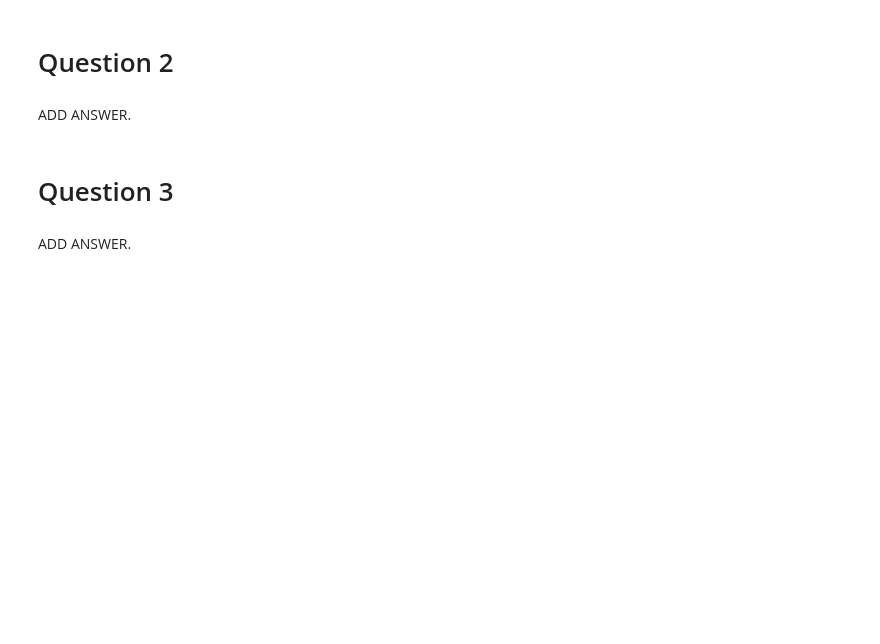
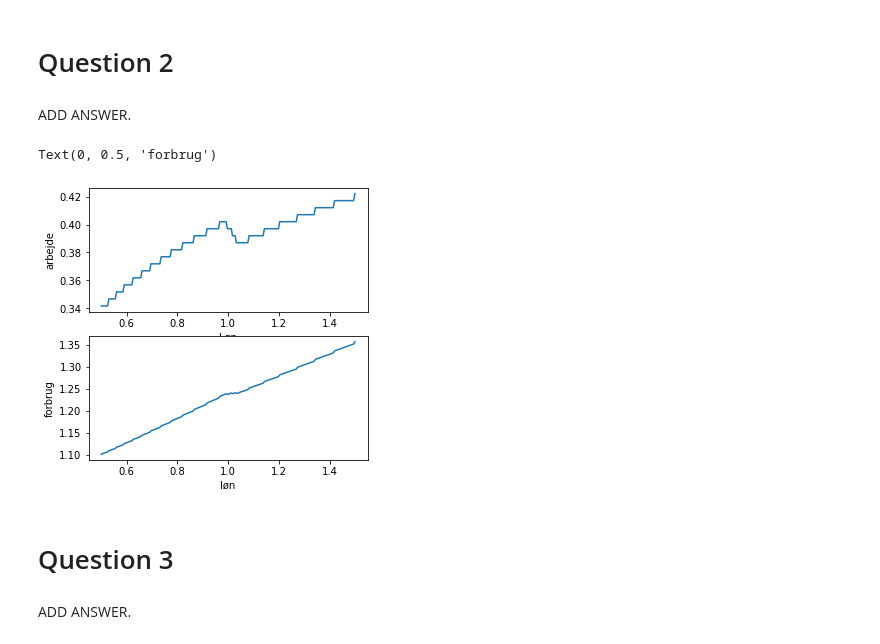
Before and after one commit to NumEconCopenhagen/projects-2020-group-xxv, a Jupyter notebook: inauguralproject/inauguralproject.ipynb, the cells around one changed output. Drawn from its saved outputs; the diff is of its cells as text; code cells hidden in the pictures; blank space fills up the shorter version.

Commit message:
Hoping to commit the figure

```diff
--- a/inauguralproject/inauguralproject.ipynb
+++ b/inauguralproject/inauguralproject.ipynb
@@ -83,6 +77,24 @@ c_list = []
 for i in w_range:
     l_list.append(solveconsumerproblem(w = i, callableoutput=True)[1])
     c_list.append(solveconsumerproblem(w = i, callableoutput=True)[2])
+# %%
+fig = plt.figure(figsize=(5,5))
+
+
+# sub figure 1
+ax = fig.add_subplot(2,1,1)
+plt.plot(w_range,l_list)
+ax.set_xlabel("Løn")
+ax.set_ylabel("arbejde")
+
+# sub figure 2
+ax = fig.add_subplot(2,1,2)
+ax.plot(w_range, c_list)
+ax.set_xlabel('løn')
+ax.set_ylabel('forbrug')
+# %% [output]
+Text(0, 0.5, 'forbrug')
+[figure, added]
 # %% [markdown]
 # Question 3
 # %% [markdown]
```
Also changed, not shown: parts of 3 cells of this notebook.
